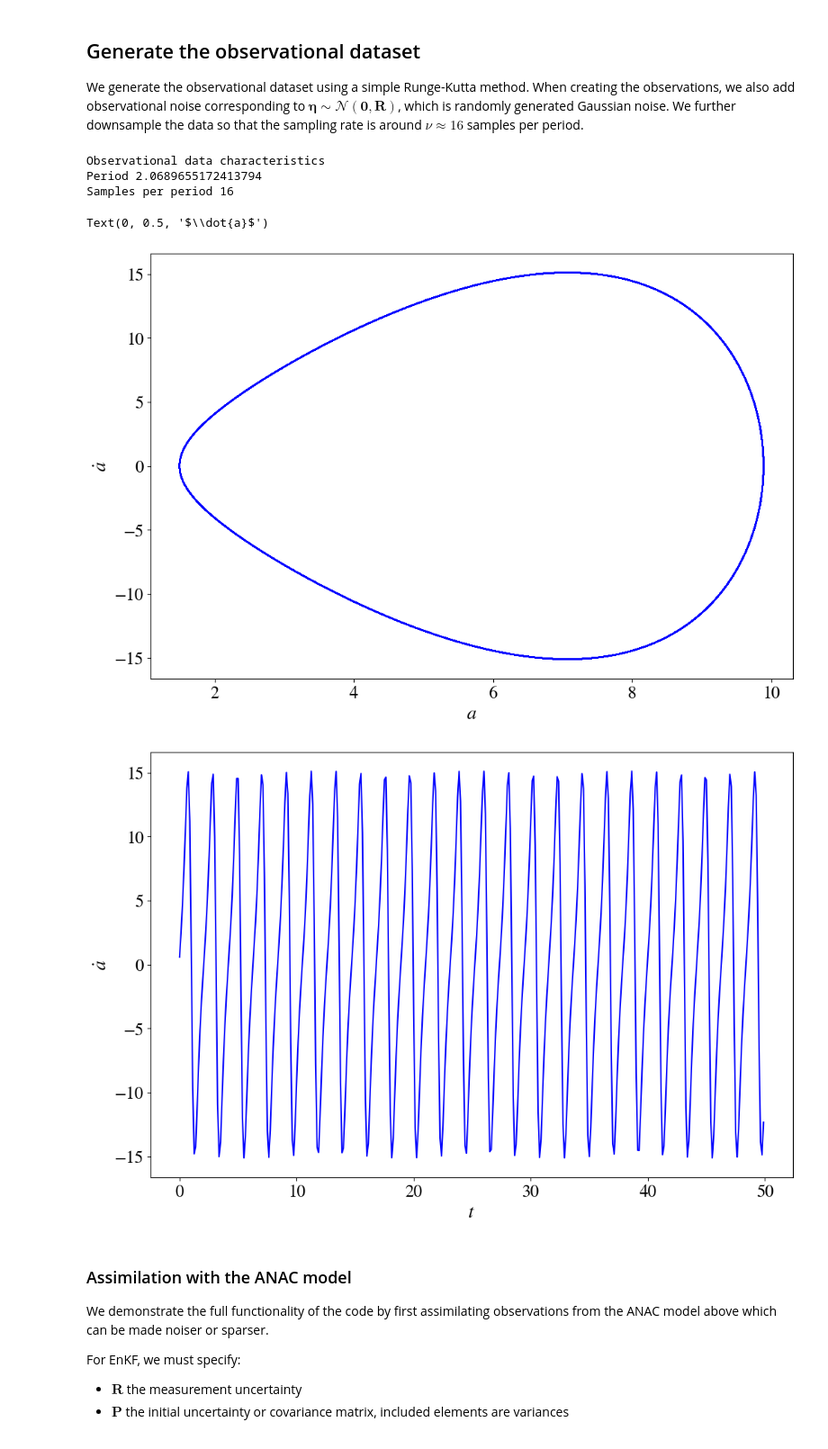
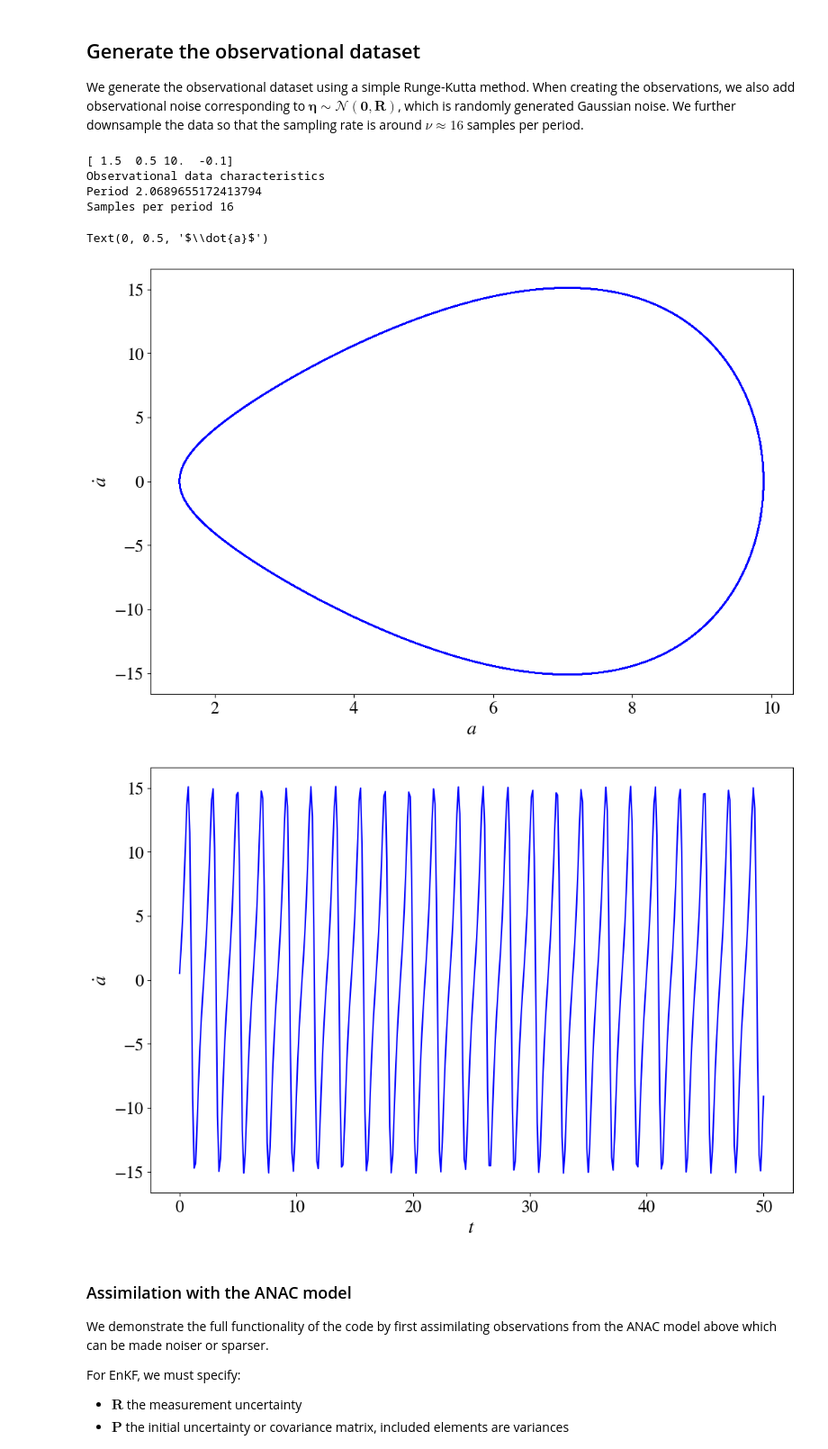
Before and after one commit to royalasdaircoding/enkf_ANAC, a Jupyter notebook: EnKF_ANAC_github.ipynb, the cells around one changed output. Shown at 90% size. Saved outputs shown, nothing was run; the diff lists cells and outputs as text; code cells hidden in the pictures.

```diff
--- a/EnKF_ANAC_github.ipynb
+++ b/EnKF_ANAC_github.ipynb
@@ -132,19 +132,21 @@ def runge_fx(x, dt):
 
 
 # Generate synthetic data
-def generate_data(steps, x0 = np.array([1.5, 1.,10., -0.1]), dt_phase_model=0.01, std=0.1):
+def generate_data(steps, y0 = np.array([1.5, 1.,10., -0.1]), dt_phase_model=0.01, std=None):
     np.random.seed(1234) #this isn't how you should set the seed now
-    observations = np.zeros((steps,x0.shape[0]))
-    observation_times = []
+    observations = np.zeros((steps+1,y0.shape[0]))
+    observation_times = [0]
+    observations[0,:] = np.copy(y0)
     tcounter = 0
     for i in range(steps):
-        x0 = runge_fx(x0, dt_phase_model)
+        y0 = np.copy(runge_fx(y0, dt_phase_model))
         tcounter+=dt_phase_model
         observation_times.append(tcounter)
-        observations[i] = x0 #+ np.random.normal(0,std, size=x0.shape[0])
+        observations[i+1] = y0 #+ np.random.normal(0,std, size=x0.shape[0])
 
-    for i in range(x0.shape[0]):
-        observations[:,i]+=np.random.normal(0,std, size=steps)
+    if std is not None:
+        for i in range(y0.shape[0]):
+                observations[:,i]+=np.random.normal(0,std, size=steps+1)
     return observations, np.array(observation_times)
 
 
@@ -253,40 +255,42 @@ steps = 10000
 
 # Generate synthetic data
 observations, observation_times = generate_data(steps,
-                                                x0 = np.array([1.5,
+                                                y0 = np.array([1.5,
                                                                0.5,
                                                                10, -0.1 ]),
-                                                dt_phase_model=dt_phase_model, std=0)
+                                                dt_phase_model=dt_phase_model, std=None)
 
 
 plt.figure(figsize=(12,8))
 plt.plot(observations[:,0], observations[:,1], "b")
 plt.xlabel(r"$a$")
 plt.ylabel(r"$\dot{a}$")
 
 ########### downsample the data
 observation_sub = 25
 period=2.0689655172413794
+print(observations[0,:])
 observations= observations[::observation_sub,:2]
 
 observation_times = observation_times[::observation_sub]
 observational_nu =int(period//(dt_phase_model*observation_sub))
 
 print("Observational data characteristics")
 print("Period", period)
 print("Samples per period", observational_nu)
 
 plt.figure(figsize=(12,8))
 plt.plot(observation_times, observations[:,1], "b")
 plt.xlabel(r"$t$")
 plt.ylabel(r"$\dot{a}$")
 # %% [output]
+[ 1.5  0.5 10.  -0.1]
 Observational data characteristics
 Period 2.0689655172413794
 Samples per period 16
 Text(0, 0.5, '$\\dot{a}$')
 [figure]
-[figure, old version]
+[figure, new version]
 # %% [markdown]
 ### Assimilation with the ANAC model
 We demonstrate the full functionality of the code by first assimilating observations from the ANAC model above which can be made noiser or sparser.
```
Also changed, not shown: parts of 7 cells of this notebook.
